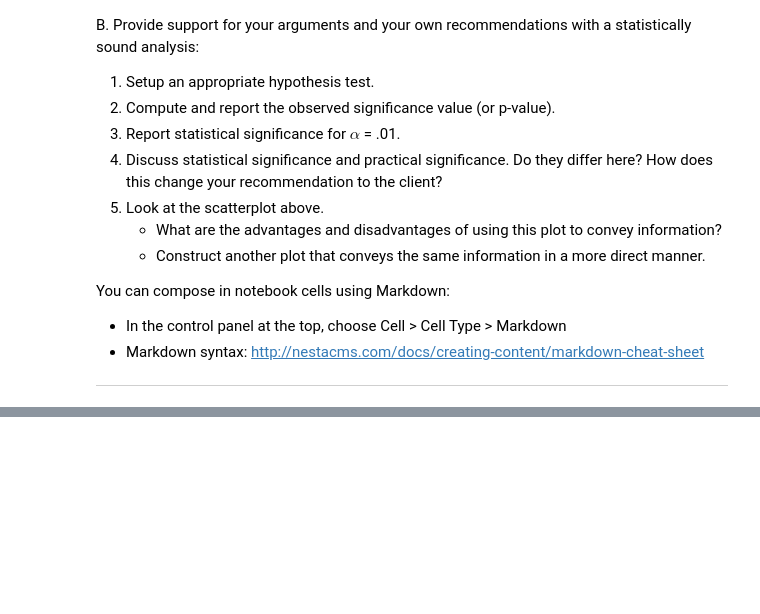
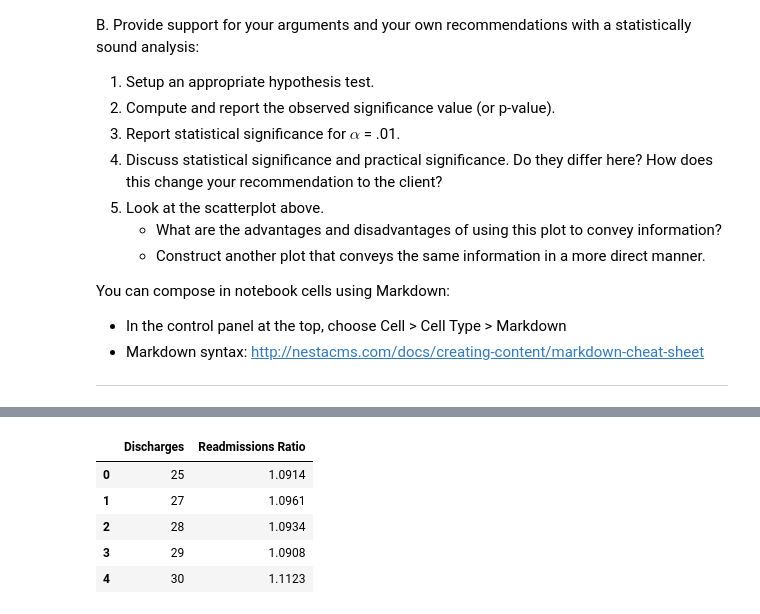
Before and after one commit to harsha-nilakantan/Springboard, a Jupyter notebook: 6.2 Exploratory Data Analysis/3. Project - Reduce Hospital Readmissions Using EDA/sliderule_dsi_inferential_statistics_exercise_3.ipynb, the cells around one changed output, grey strips where cells are left out. Saved outputs shown, nothing was run; the diff lists cells and outputs as text; code cells hidden in the pictures; blank space fills up the shorter version.

```diff
--- a/6.2 Exploratory Data Analysis/3. Project - Reduce Hospital Readmissions Using EDA/sliderule_dsi_inferential_statistics_exercise_3.ipynb
+++ b/6.2 Exploratory Data Analysis/3. Project - Reduce Hospital Readmissions Using EDA/sliderule_dsi_inferential_statistics_exercise_3.ipynb
@@ -106,0 +133,12 @@ You can compose in notebook cells using Markdown:
+# %%
+# Lets get all the two columns into one dataframe
+d = {"Discharges" : x, "Readmissions Ratio" : y}
+data = pd.DataFrame(d)
+data.head()
+# %% [output]
+|  | Discharges | Readmissions Ratio |
+| 0 | 25 | 1.0914 |
+| 1 | 27 | 1.0961 |
+| 2 | 28 | 1.0934 |
+| 3 | 29 | 1.0908 |
+| 4 | 30 | 1.1123 |
```
Also changed, not shown: parts of 34 cells of this notebook.
